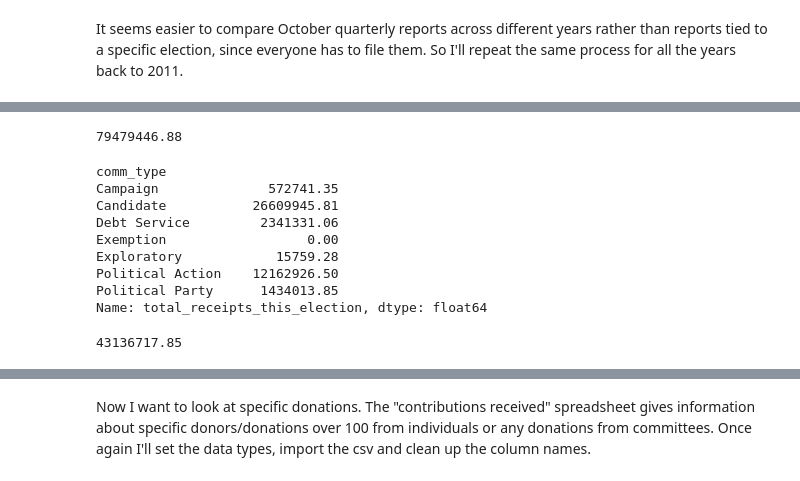
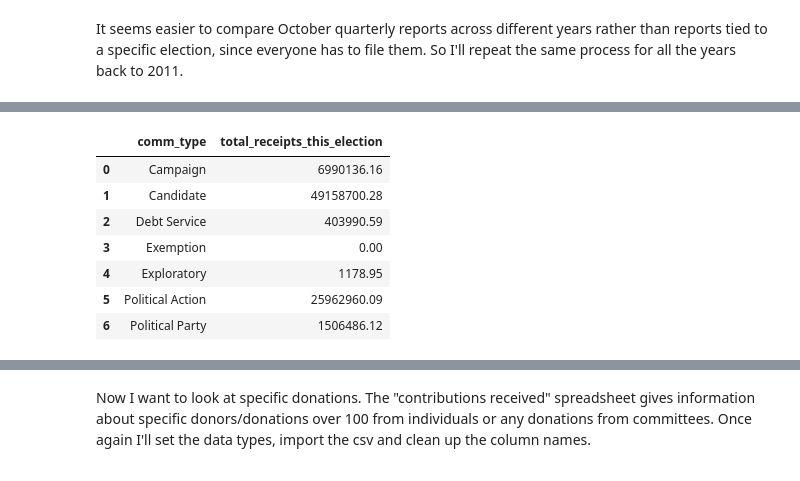
Before and after one commit to mariabenev/final-project, a Jupyter notebook: final_project.dec.ipynb, the cells around one changed output, grey strips where cells are left out. Cells and saved outputs as stored; diff of their text form; code cells hidden in the pictures.

```diff
--- a/final_project.dec.ipynb
+++ b/final_project.dec.ipynb
@@ -155,14 +146,6 @@ committees_data_types = {
     'Office Sought' : "string",
 }
 # %%
-committees = pd.read_excel('data/committee-list/updated.xlsx') \
+committees = pd.read_csv('data/committee-list/updated.csv') \
     .astype(committees_data_types) \
     .fillna("")
-# %%
-committees.columns = committees.columns \
-    .str.strip() \
-    .str.lower() \
-    .str.replace(' ', '_') \
-    .str.replace('-', '_') \
-    .str.replace('.', '') \
-    .str.replace('/', '_')
@@ -245,11 +200,3 @@ Name: mecid, Length: 1035, dtype: Int64
 I'd like to know how the number of PACs filing reports each year has changed, so I'm just going to repeat this process over and over, pulling in the csv from each year all the way back to 2020.
 # %%
 report_summaries_2019 = pd.read_csv("data/report-summaries/2019/11_1_2020.csv", dtype=report_summary_data_types)
-# %%
-report_summaries_2019.columns = report_summaries_2019.columns \
-    .str.strip() \
-    .str.lower() \
-    .str.replace(' ', '_') \
-    .str.replace('-', '_') \
-    .str.replace('.', '') \
-    .str.replace('/', '_')
@@ -602,0 +352,6 @@ oct_committee
+# %%
+def get_oct_committee_type_totals(report_summaries_year):
+    oct_report_year = report_summaries_year[report_summaries_year.report == 'October Quarterly Report']
+    oct_report_by_mecid_year = oct_report_year.merge(by_mecid, on='mecid', validate='many_to_one')
+    oct_committee_year = oct_report_by_mecid_year.groupby(by=['comm_type']).total_receipts_this_election.sum().reset_index()
+    return oct_committee_year
@@ -759,4 +372,0 @@ Name: total_receipts_this_election, dtype: float64
-# %%
-oct_report_by_mecid_2012.total_receipts_this_election.sum()
-# %% [output]
-79479446.88
@@ -767,16 +373,11 @@ oct_report_by_mecid_2011 = oct_report_2011.merge(by_mecid, on='mecid', validate=
-# %%
-oct_report_by_mecid_2011.groupby(by=['comm_type']).total_receipts_this_election.sum()
-# %% [output]
-comm_type
-Campaign              572741.35
-Candidate           26609945.81
-Debt Service         2341331.06
-Exemption                  0.00
-Exploratory            15759.28
-Political Action    12162926.50
-Political Party      1434013.85
-Name: total_receipts_this_election, dtype: float64
-# %%
-oct_report_by_mecid_2011.total_receipts_this_election.sum()
-# %% [output]
-43136717.85
+# %%
+get_oct_committee_type_totals(report_summaries_2019)
+# %% [output]
+|  | comm_type | total_receipts_this_election |
+| 0 | Campaign | 6990136.16 |
+| 1 | Candidate | 49158700.28 |
+| 2 | Debt Service | 403990.59 |
+| 3 | Exemption | 0.00 |
+| 4 | Exploratory | 1178.95 |
+| 5 | Political Action | 25962960.09 |
+| 6 | Political Party | 1506486.12 |
```
Also changed, not shown: parts of 134 cells of this notebook.
